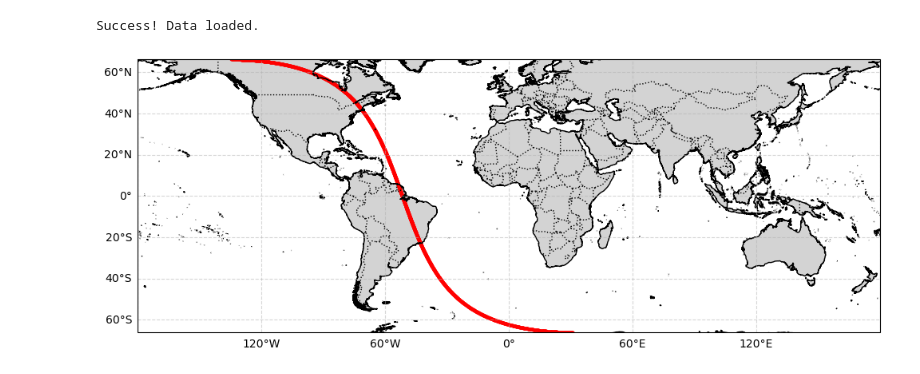
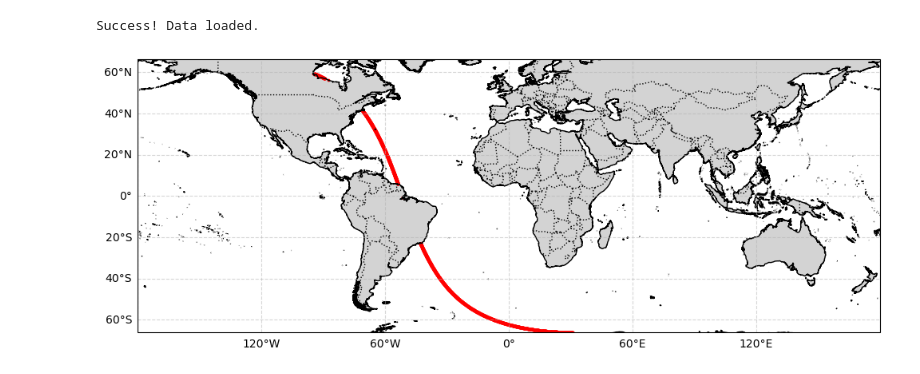
Before and after one commit to giulia-tafuni/Satellite-Altimetry-and-Physical-Oceanography, a Jupyter notebook: L7-corrections.ipynb, the cells around one changed output. Drawn from its saved outputs; the diff is of its cells as text; code cells hidden in the pictures.

```diff
--- a/L7-corrections.ipynb
+++ b/L7-corrections.ipynb
@@ -37,6 +37,13 @@ try:
         lat = grp.variables["latitude"][:]
         lon = grp.variables["longitude"][:]
 
+        open_ocean_flag = grp.variables["surface_classification_flag"][:]
+        open_ocean = (open_ocean_flag == 0)
+
+        #Filter data to keep only the one in the open ocean
+        lat_keep = lat[open_ocean]
+        lon_keep = lon[open_ocean]
+
         print("Success! Data loaded.")
 except Exception as e:
     print(f"Error processing file {file_path}: {e}")
@@ -45,26 +52,26 @@ Success! Data loaded.
 # %%
 ### Plot the extracted data
 
 import matplotlib.pyplot as plt
 import cartopy.crs as ccrs
 import cartopy.feature as cfeature
 
 fig = plt.figure(figsize=(12, 8))
 ax = plt.axes(projection=ccrs.PlateCarree())
 
 ax.set_extent([min(lon), max(lon), min(lat), max(lat)], crs=ccrs.PlateCarree())
 
 # Add geographical references
 ax.coastlines(resolution='10m', color='black', linewidth=1)
 ax.add_feature(cfeature.LAND, facecolor='lightgray')
 ax.add_feature(cfeature.BORDERS, linestyle=':')
 
 gl = ax.gridlines(draw_labels=True, linestyle='--', alpha=0.5)
 gl.top_labels = False
 gl.right_labels = False
 
-ax.scatter(lon, lat, color="red", s=3, transform=ccrs.PlateCarree(), label="Dati Sentinel-6")
+ax.scatter(lon_keep, lat_keep, color="red", s=3, transform=ccrs.PlateCarree(), label="Dati Sentinel-6")
 plt.show()
 # %% [output]
-[figure, old version]
+[figure, new version]
 # %%
```
Also changed, not shown: parts of 2 cells of this notebook.
